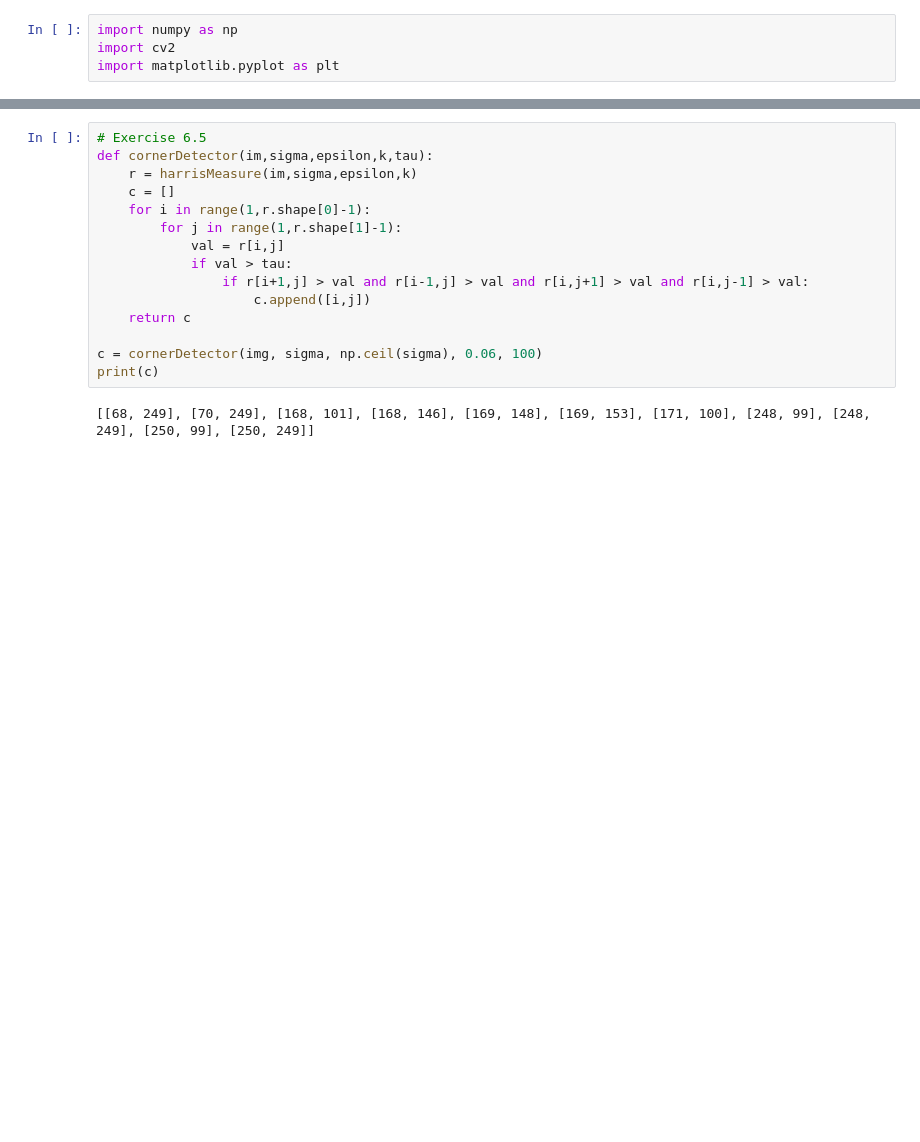
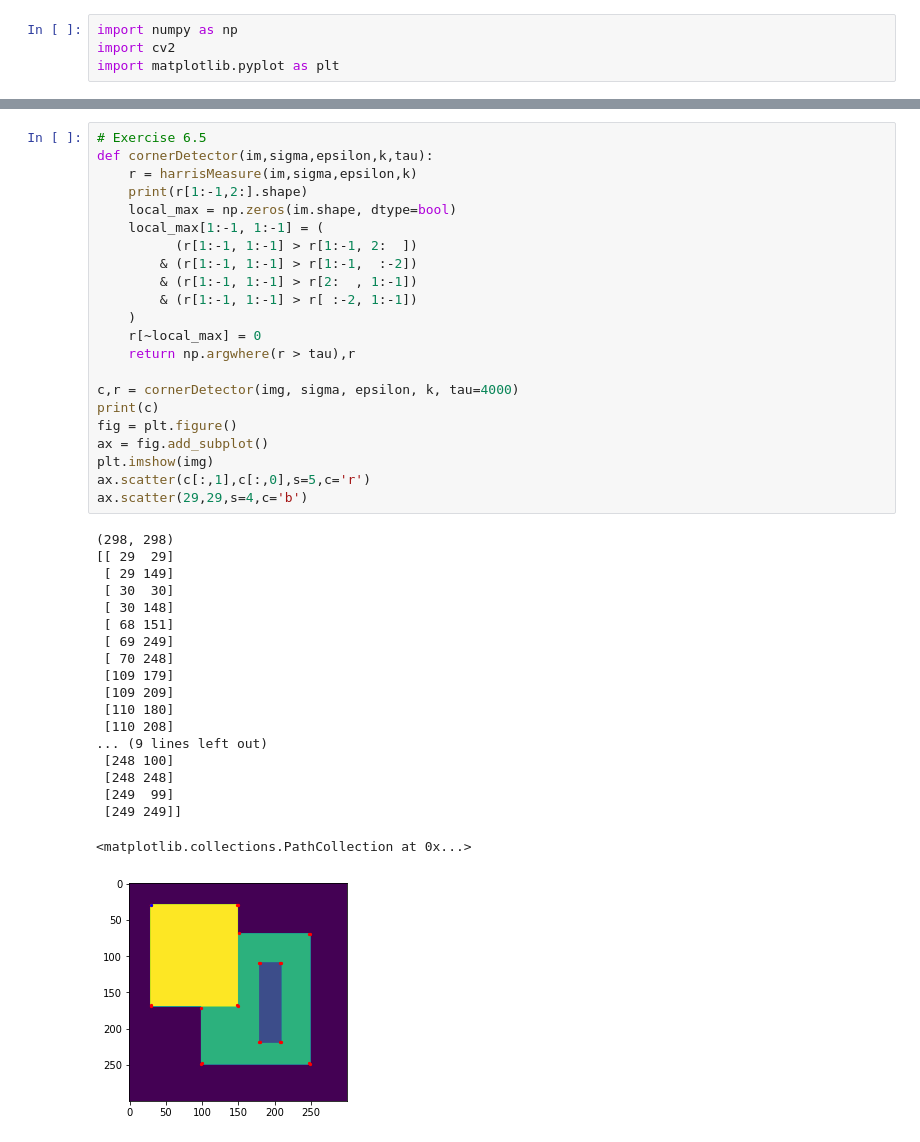
Before and after one commit to ct5000/ComputerVision, a Jupyter notebook: Week6.ipynb, the cells around one changed output, grey strips where cells are left out. Saved outputs shown, nothing was run; the diff lists cells and outputs as text; blank space fills up the shorter version.

```diff
--- a/Week6.ipynb
+++ b/Week6.ipynb
@@ -97,17 +135,42 @@ print(r.shape)
 # %%
 # Exercise 6.5
 def cornerDetector(im,sigma,epsilon,k,tau):
     r = harrisMeasure(im,sigma,epsilon,k)
-    c = []
-    for i in range(1,r.shape[0]-1):
-        for j in range(1,r.shape[1]-1):
-            val = r[i,j]
-            if val > tau:
-                if r[i+1,j] > val and r[i-1,j] > val and r[i,j+1] > val and r[i,j-1] > val:
-                    c.append([i,j])
-    return c
+    print(r[1:-1,2:].shape)
+    local_max = np.zeros(im.shape, dtype=bool)
+    local_max[1:-1, 1:-1] = (
+          (r[1:-1, 1:-1] > r[1:-1, 2:  ])
+        & (r[1:-1, 1:-1] > r[1:-1,  :-2])
+        & (r[1:-1, 1:-1] > r[2:  , 1:-1])
+        & (r[1:-1, 1:-1] > r[ :-2, 1:-1])
+    )
+    r[~local_max] = 0
+    return np.argwhere(r > tau),r
 
-c = cornerDetector(img, sigma, np.ceil(sigma), 0.06, 100)
+c,r = cornerDetector(img, sigma, epsilon, k, tau=4000)
 print(c)
+fig = plt.figure()
+ax = fig.add_subplot()
+plt.imshow(img)
+ax.scatter(c[:,1],c[:,0],s=5,c='r')
+ax.scatter(29,29,s=4,c='b')
 # %% [output]
-[[68, 249], [70, 249], [168, 101], [168, 146], [169, 148], [169, 153], [171, 100], [248, 99], [248, 249], [250, 99], [250, 249]]
+(298, 298)
+[[ 29  29]
+ [ 29 149]
+ [ 30  30]
+ [ 30 148]
+ [ 68 151]
+ [ 69 249]
+ [ 70 248]
+ [109 179]
+ [109 209]
+ [110 180]
+ [110 208]
+... (9 lines left out)
+ [248 100]
+ [248 248]
+ [249  99]
+ [249 249]]
+<matplotlib.collections.PathCollection at 0x...>
+[figure, added]
```
Also changed, not shown: parts of 8 cells of this notebook, 3 other files.
